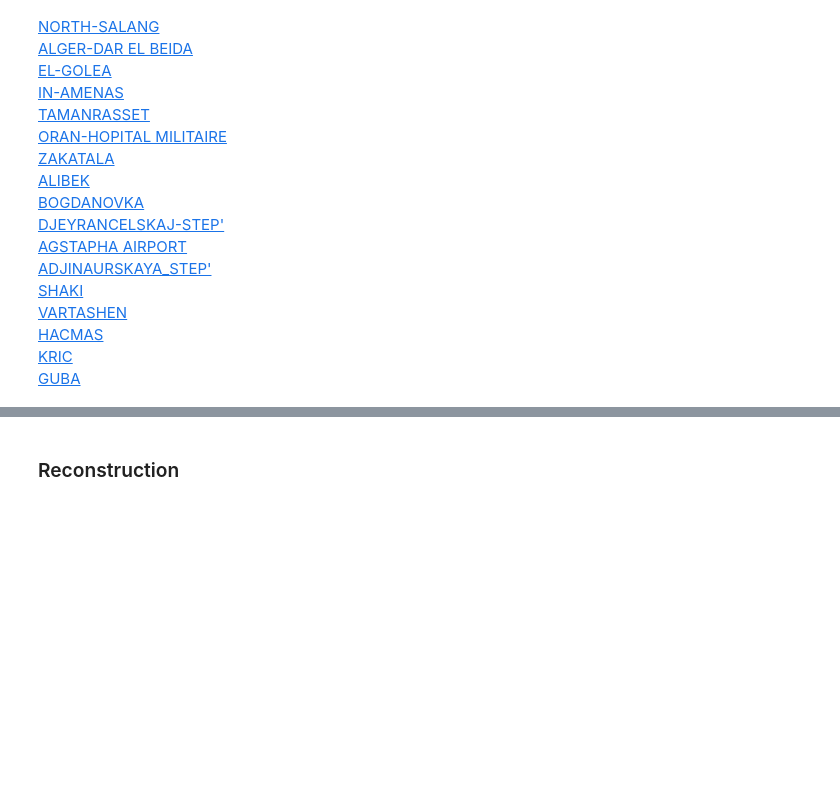
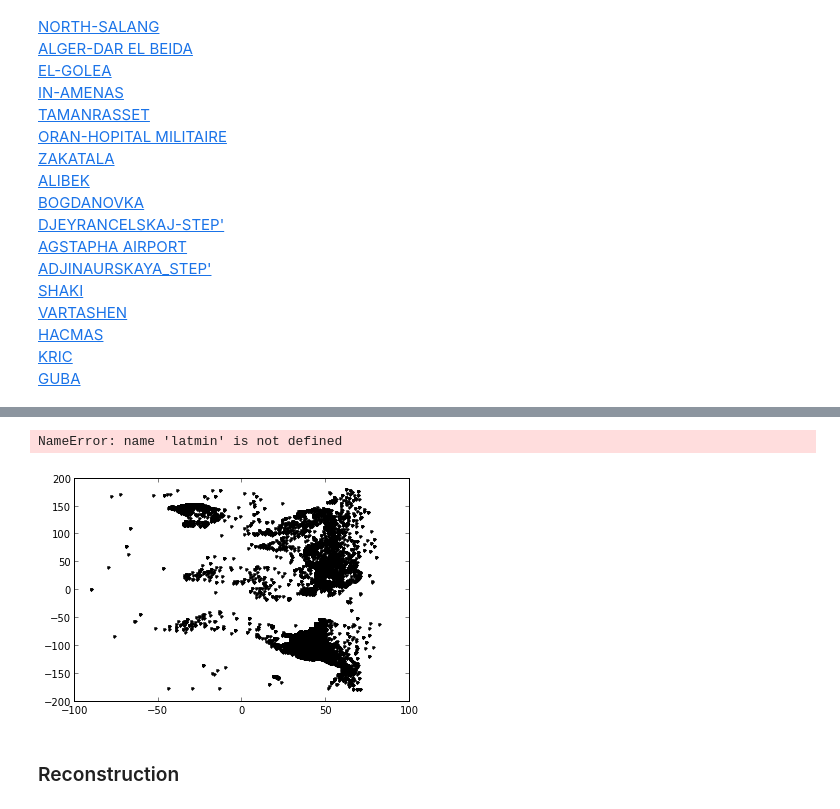
Before and after one commit to lge88/UCSD_BigData, a Jupyter notebook: notebooks/weather/Weather Analysis.ipynb, the cells around one changed output, grey strips where cells are left out. Cells and saved outputs as stored; diff of their text form; code cells hidden in the pictures; blank space fills up the shorter version.

```diff
--- a/notebooks/weather/Weather Analysis.ipynb
+++ b/notebooks/weather/Weather Analysis.ipynb
@@ -623,3 +785,18 @@ GUBA
+# %%
+def plot_color_map_for_value(val_name, stations, nx=30, ny=30):
+    lons = stations.ix[:, 'longitude'].values
+    lats = stations.ix[:, 'latitude'].values
+    data = stations.ix[:, val_name].values
+
+    plt.plot(lats, lons, '.k')
+# %%
+latmin
+# %% [output]
+NameError: name 'latmin' is not defined
+# %%
+plot_color_map_for_value('Mean', Djoined)
+# %% [output]
+[figure, added]
 # %% [markdown]
 ### Reconstruction ###
 # %%
```
Also changed, not shown: parts of 14 cells of this notebook, 1 other file.
